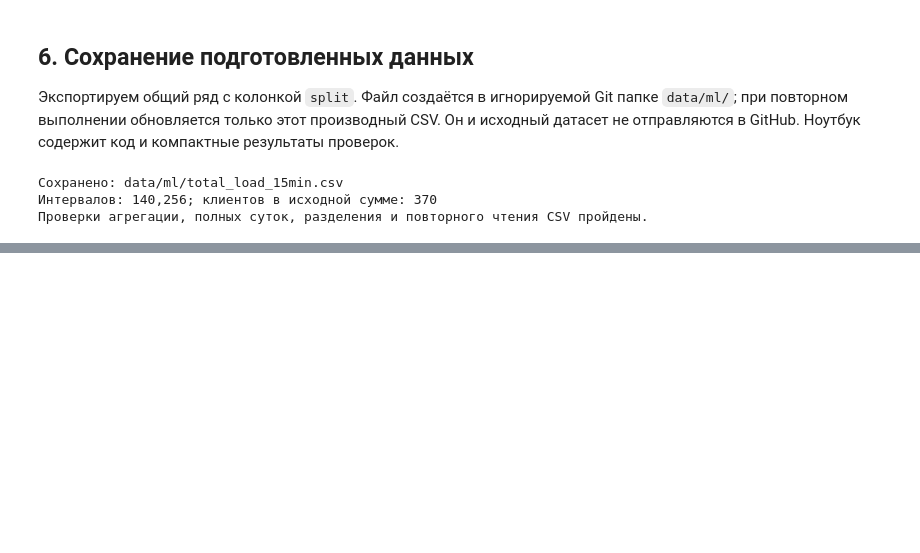
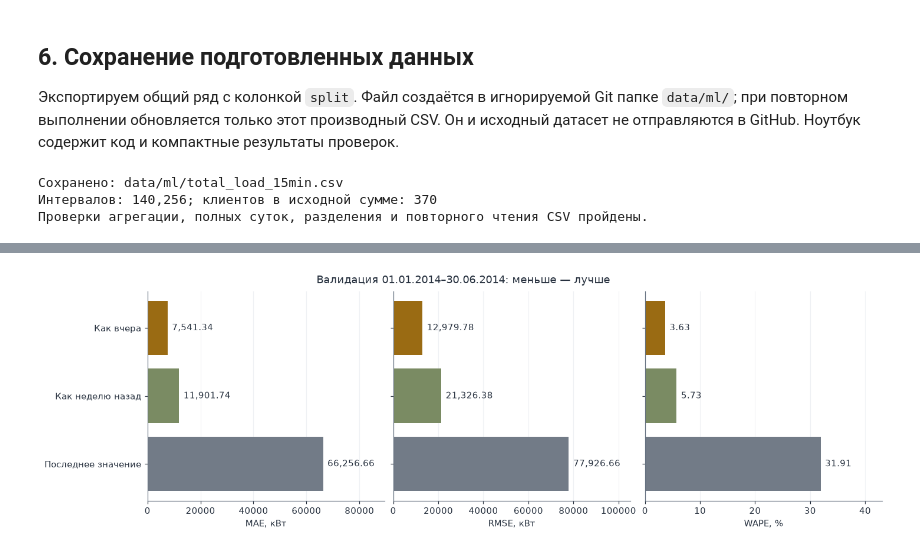
Before and after one commit to vladmaksurov-ai/ElectricityLoad, a Jupyter notebook: notebooks/ML_ElectricityLoad.ipynb, the cells around one changed output, grey strips where cells are left out. Saved outputs shown, nothing was run; the diff lists cells and outputs as text; code cells hidden in the pictures; blank space fills up the shorter version.

Commit message:
Add day-ahead baseline experiments and development setup

```diff
--- a/notebooks/ML_ElectricityLoad.ipynb
+++ b/notebooks/ML_ElectricityLoad.ipynb
@@ -157,0 +257,17 @@ print("Проверки агрегации, полных суток, разде
+# %%
+validation_forecasts = backtest_baselines(
+    train["total_power_kw"], validation["total_power_kw"],
+    interval_minutes=INTERVAL_MINUTES,
+)
+comparison = compare_baselines(validation_forecasts)
+assert validation_forecasts[SOURCE_COLUMNS].lt(
+    validation_forecasts["forecast_origin"], axis=0,
+).all().all()
+pd.testing.assert_series_equal(
+    validation_forecasts["previous_day"].iloc[:HORIZON], day_result["previous_day"],
+)
+validation_forecasts.to_csv(FORECAST_OUTPUT_PATH)
+print(f"Суток: {validation_forecasts['forecast_origin'].nunique()}; "
+      f"интервалов у каждого метода: {len(validation_forecasts):,}.")
+print("Все источники известны до точки старта; тест не использован.")
+print(f"Подробные прогнозы: data/ml/{FORECAST_OUTPUT_PATH.name}")
@@ -157,0 +287,7 @@ print("Проверки агрегации, полных суток, разде
+# %%
+fig, axes = plot_baseline_comparison(
+    comparison, validation.index[0], validation.index[-1],
+)
+plt.show()
+# %% [output]
+[figure, added]
```
Also changed, not shown: parts of 15 cells of this notebook, 8 other files.
